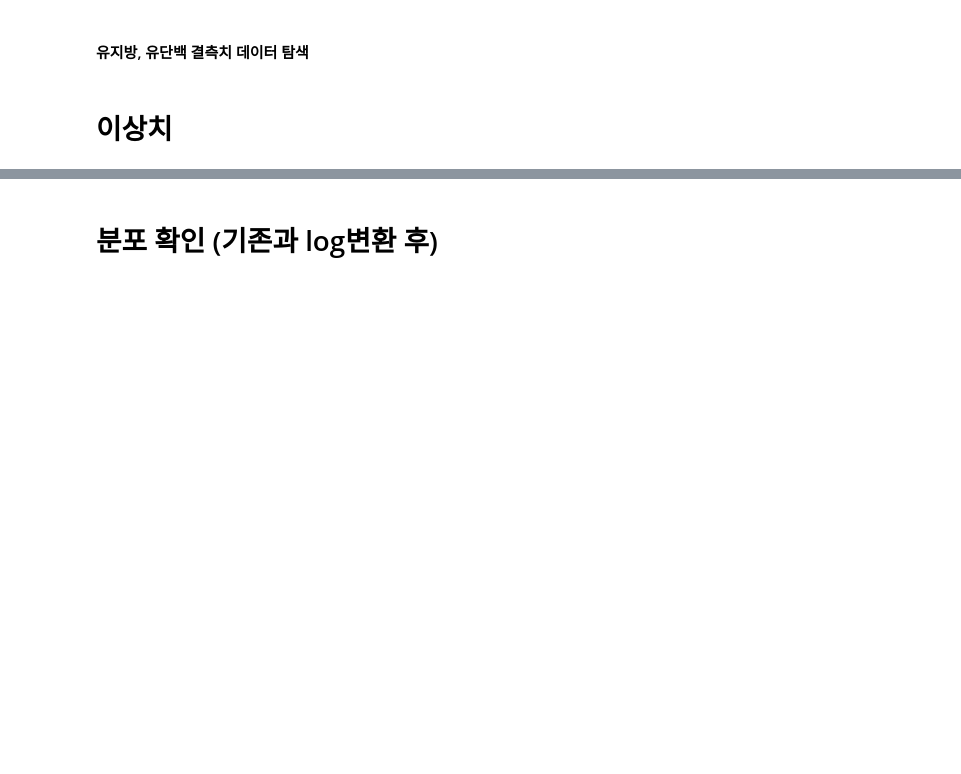
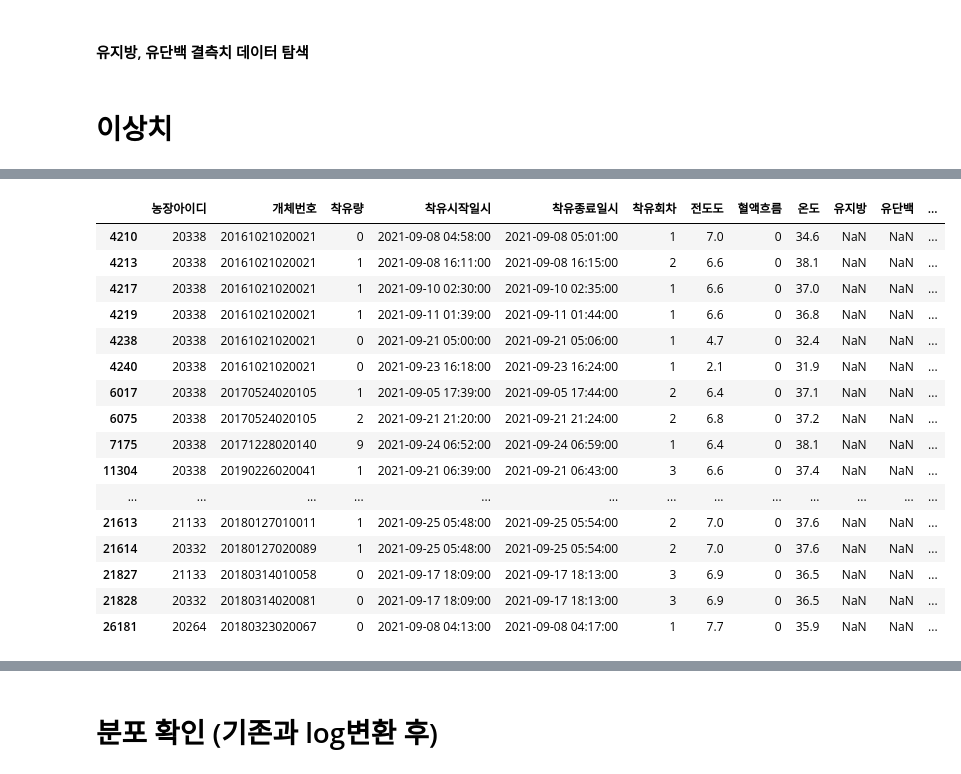
Before and after one commit to jiwon512/practical_project, a Jupyter notebook: jaemin/jaemin.ipynb, the cells around one changed output, grey strips where cells are left out. Cells and saved outputs as stored; diff of their text form; code cells hidden in the pictures; blank space fills up the shorter version.

```diff
--- a/jaemin/jaemin.ipynb
+++ b/jaemin/jaemin.ipynb
@@ -127,0 +243,21 @@ plt.show()
+# %%
+a = df[df["유지방"].isnull()]
+a
+# %% [output]
+|  | 농장아이디 | 개체번호 | 착유량 | 착유시작일시 | 착유종료일시 | 착유회차 | 전도도 | 혈액흐름 | 온도 | 유지방 | 유단백 | ... |
+| 4210 | 20338 | 20161021020021 | 0 | 2021-09-08 04:58:00 | 2021-09-08 05:01:00 | 1 | 7.0 | 0 | 34.6 | NaN | NaN | ... |
+| 4213 | 20338 | 20161021020021 | 1 | 2021-09-08 16:11:00 | 2021-09-08 16:15:00 | 2 | 6.6 | 0 | 38.1 | NaN | NaN | ... |
+| 4217 | 20338 | 20161021020021 | 1 | 2021-09-10 02:30:00 | 2021-09-10 02:35:00 | 1 | 6.6 | 0 | 37.0 | NaN | NaN | ... |
+| 4219 | 20338 | 20161021020021 | 1 | 2021-09-11 01:39:00 | 2021-09-11 01:44:00 | 1 | 6.6 | 0 | 36.8 | NaN | NaN | ... |
+| 4238 | 20338 | 20161021020021 | 0 | 2021-09-21 05:00:00 | 2021-09-21 05:06:00 | 1 | 4.7 | 0 | 32.4 | NaN | NaN | ... |
+| 4240 | 20338 | 20161021020021 | 0 | 2021-09-23 16:18:00 | 2021-09-23 16:24:00 | 1 | 2.1 | 0 | 31.9 | NaN | NaN | ... |
+| 6017 | 20338 | 20170524020105 | 1 | 2021-09-05 17:39:00 | 2021-09-05 17:44:00 | 2 | 6.4 | 0 | 37.1 | NaN | NaN | ... |
+| 6075 | 20338 | 20170524020105 | 2 | 2021-09-21 21:20:00 | 2021-09-21 21:24:00 | 2 | 6.8 | 0 | 37.2 | NaN | NaN | ... |
+| 7175 | 20338 | 20171228020140 | 9 | 2021-09-24 06:52:00 | 2021-09-24 06:59:00 | 1 | 6.4 | 0 | 38.1 | NaN | NaN | ... |
+| 11304 | 20338 | 20190226020041 | 1 | 2021-09-21 06:39:00 | 2021-09-21 06:43:00 | 3 | 6.6 | 0 | 37.4 | NaN | NaN | ... |
+| ... | ... | ... | ... | ... | ... | ... | ... | ... | ... | ... | ... | ... |
+| 21613 | 21133 | 20180127010011 | 1 | 2021-09-25 05:48:00 | 2021-09-25 05:54:00 | 2 | 7.0 | 0 | 37.6 | NaN | NaN | ... |
+| 21614 | 20332 | 20180127020089 | 1 | 2021-09-25 05:48:00 | 2021-09-25 05:54:00 | 2 | 7.0 | 0 | 37.6 | NaN | NaN | ... |
+| 21827 | 21133 | 20180314010058 | 0 | 2021-09-17 18:09:00 | 2021-09-17 18:13:00 | 3 | 6.9 | 0 | 36.5 | NaN | NaN | ... |
+| 21828 | 20332 | 20180314020081 | 0 | 2021-09-17 18:09:00 | 2021-09-17 18:13:00 | 3 | 6.9 | 0 | 36.5 | NaN | NaN | ... |
+| 26181 | 20264 | 20180323020067 | 0 | 2021-09-08 04:13:00 | 2021-09-08 04:17:00 | 1 | 7.7 | 0 | 35.9 | NaN | NaN | ... |
```
Also changed, not shown: parts of 48 cells of this notebook, 1 other file.
